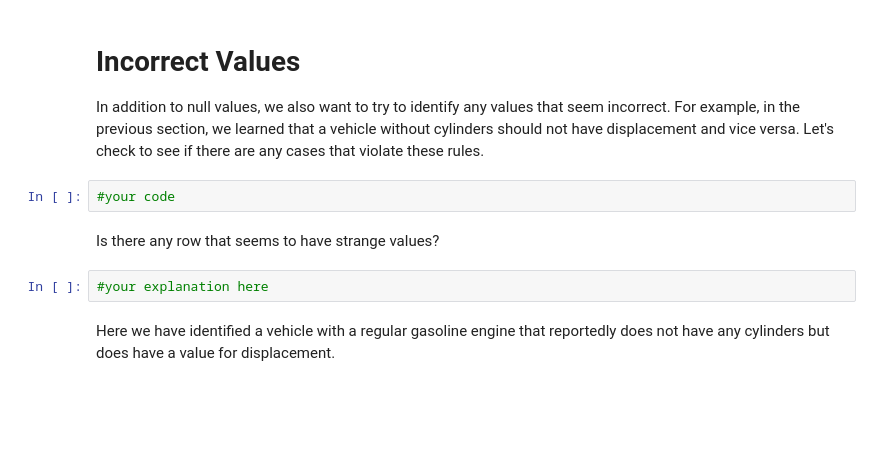
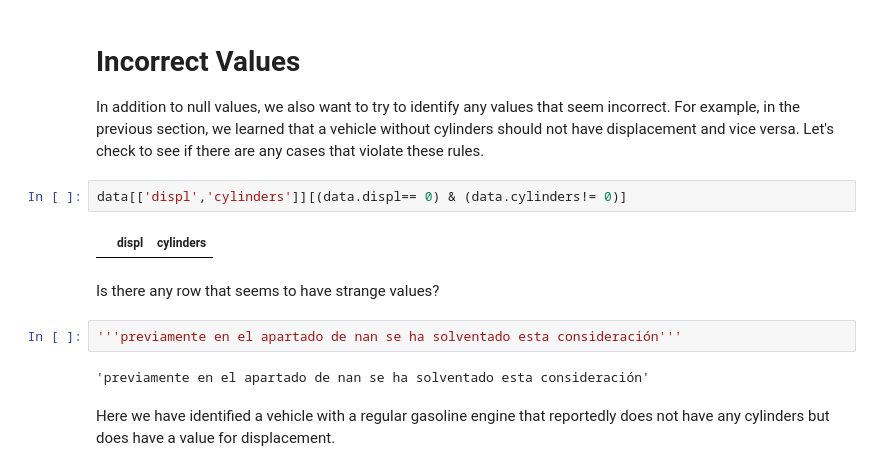
Before and after one commit to Ironhack-Data-Madrid-Enero-2023/2.4-lab-data-cleaning, a Jupyter notebook: your-code/main.ipynb, the cells around one changed output. Saved outputs shown, nothing was run; the diff lists cells and outputs as text; blank space fills up the shorter version.

```diff
--- a/your-code/main.ipynb
+++ b/your-code/main.ipynb
@@ -94,12 +203,16 @@ Now that we have filled in those null values, there are only two columns in the
 # Incorrect Values
 
 In addition to null values, we also want to try to identify any values that seem incorrect. For example, in the previous section, we learned that a vehicle without cylinders should not have displacement and vice versa. Let's check to see if there are any cases that violate these rules.
-# %%
-#your code
+# %%
+data[['displ','cylinders']][(data.displ== 0) & (data.cylinders!= 0)]
+# %% [output]
+|  | displ | cylinders |
 # %% [markdown]
 Is there any row that seems to have strange values?
-# %%
-#your explanation here
+# %%
+'''previamente en el apartado de nan se ha solventado esta consideración'''
+# %% [output]
+'previamente en el apartado de nan se ha solventado esta consideración'
 # %% [markdown]
 Here we have identified a vehicle with a regular gasoline engine that reportedly does not have any cylinders but does have a value for displacement.
 # %% [markdown]
```
Also changed, not shown: parts of 36 cells of this notebook, 1 other file.
